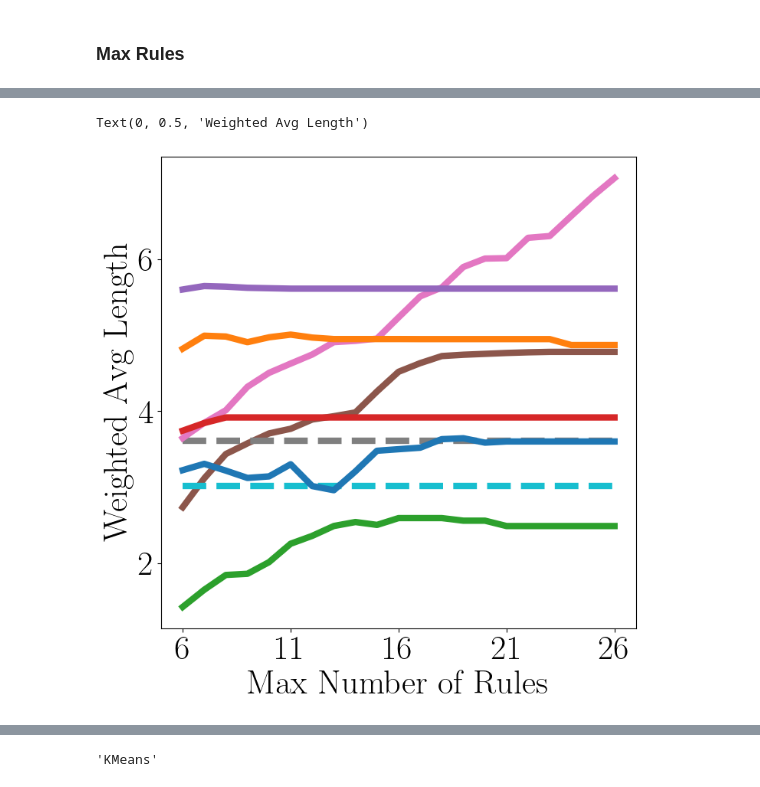
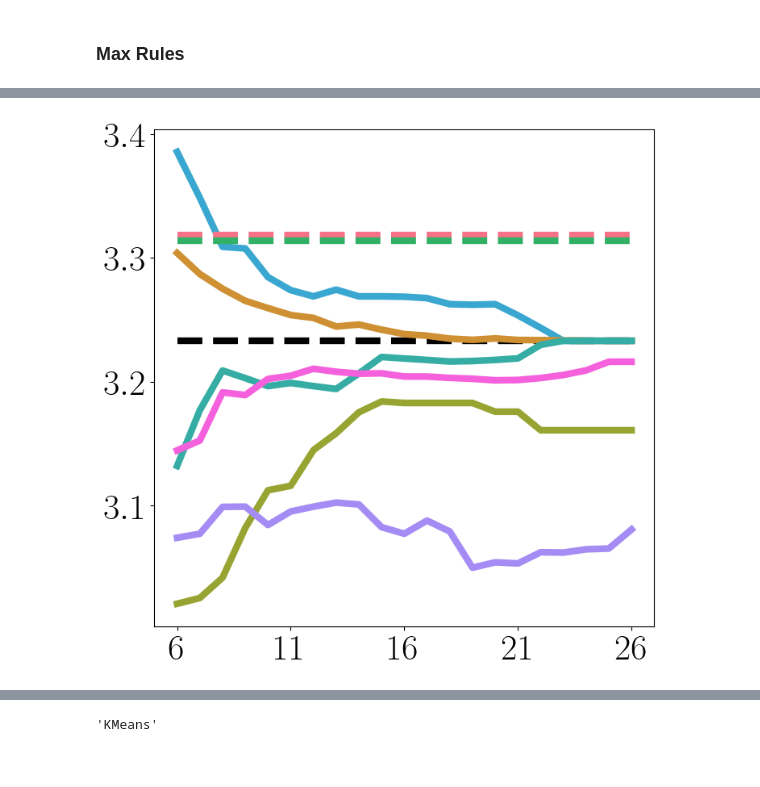
Before and after one commit to kevinqnb/interpretable-clustering, a Jupyter notebook: examples/experiments.ipynb, the cells around one changed output, grey strips where cells are left out. Saved outputs shown, nothing was run; the diff lists cells and outputs as text; code cells hidden in the pictures.

Commit message:
experiment tuning and preliminary results

```diff
--- a/examples/experiments.ipynb
+++ b/examples/experiments.ipynb
@@ -281,8 +255,8 @@ objective_cost_reward_dict = {
 baseline_module = 'KMeans'
 
 #rule_miners = ['fim-uniform', 'fim-cluster', 'car-entropy', 'decision-tree', 'exkmc']
-rule_miners = ['exkmc']
-objective = 'total-coverage-cost'
+rule_miners = ['random-forest']
+objective = 'coverage-mistake'
 dscluster_objective_modules = [
     f'dscluster; {rm}; {objective}' for rm in rule_miners
 ]
@@ -298,6 +272,5 @@ print(dscluster_objective_module_lambdas)
 # Hopefully they are roughly similar, but the idea behind the maximum is to make sure
 # we are evaluating with a lambbda which satisfies the approximation guarantees for all modules.
 lambd = min(dscluster_objective_module_lambdas)
-#lambd = 0.12
 print("Lambda: ", lambd)
 # %% [output]
@@ -352,10 +324,0 @@ ax.xaxis.set_major_locator(MaxNLocator(nbins=5))
-# %%
-cmod = 'ExKMC'
-obj1 = np.array(list(experiment_dict['modules'][cmod][reward].values()))
-obj2 = np.array(list(experiment_dict['modules'][cmod][cost].values()))
-obj3 = np.array(list(experiment_dict['modules'][cmod]['sum-rule-length'].values()))
-obj_values = obj1 - lambd * (obj2 + alpha * obj3)
-
-print(obj1)
-print(obj2)
-print(obj_values)
@@ -375,10 +324,0 @@ print(obj_values)
-# %%
-dmod = 'dscluster; exkmc; total-coverage-cost'
-obj1 = np.array(list(experiment_dict['modules'][dmod][reward].values()))
-obj2 = np.array(list(experiment_dict['modules'][dmod][cost].values()))
-obj3 = np.array(list(experiment_dict['modules'][dmod]['sum-rule-length'].values()))
-obj_values = obj1 - lambd * (obj2 + alpha * obj3)
-
-print(obj1)
-print(obj2)
-print(obj_values)
@@ -398,14 +325,14 @@ print(obj_values)
 # %%
 # Compare other measurements
 baseline_module = 'KMeans'
-rule_miners = ['fim-uniform', 'fim-cluster', 'car-entropy', 'decision-tree', 'exkmc']
-objective = 'coverage-mistake'
+rule_miners = ['car-entropy', 'decision-tree', 'exkmc', 'random-forest']
+objective = 'coverage-cost'
 dscluster_objective_modules = [
     f'dscluster; {rm}; {objective}' for rm in rule_miners
 ]
 
-#objective_measure = 'clustering-cost'
-objective_measure = 'weighted-avg-length'
+objective_measure = 'clustering-cost'
+#objective_measure = 'weighted-avg-length'
 normalize = None
 
 fig,ax = plt.subplots(1,1,figsize=(8,8))
@@ -437,41 +364,40 @@ for cmod in comparison_modules:
     ax.plot(
         x,
         obj_values,
         label=cmod,
         color=color_dict[cmod],
         linestyle=linestyle_dict[cmod],
         linewidth=6,
     )
 
 # DSCluster Modules:
 for dmod in dscluster_objective_modules:
     obj_values = np.array(list(experiment_dict['modules'][dmod][objective_measure].values()))
     if normalize is not None:
         norm = np.array(list(experiment_dict['modules'][dmod][normalize].values()))
         obj_values = obj_values / norm
 
     dmod_name = dmod.rsplit(';', 1)[0]
     ax.plot(
         x,
         obj_values,
         label=dmod_name,
         color=color_dict[dmod_name],
         linestyle=linestyle_dict[dmod_name],
         linewidth=6,
     )
 
 ax.xaxis.set_major_locator(MaxNLocator(nbins=5))
-plt.xlabel('Max Number of Rules')
-plt.ylabel(objective_measure.replace('-', ' ').title())
+#plt.xlabel('Max Number of Rules')
+#plt.ylabel(objective_measure.replace('-', ' ').title())
 
-#plt.savefig(
-#    "../figures/" + dataset + "/max_rules/" + objective_measure + ".png",
-#    bbox_inches='tight'
-#)
+plt.savefig(
+    "../figures/" + dataset + "/max_rules/" + objective + "_" + objective_measure + "_alpha.png",
+    bbox_inches='tight'
+)
 #plt.legend()
 # %% [output]
-Text(0, 0.5, 'Weighted Avg Length')
-[figure, old version]
+[figure, new version]
 # %%
 # Legend:
 fig, ax = plt.subplots(figsize = (6,1))
```
Also changed, not shown: parts of 16 cells of this notebook, 55 other files.
